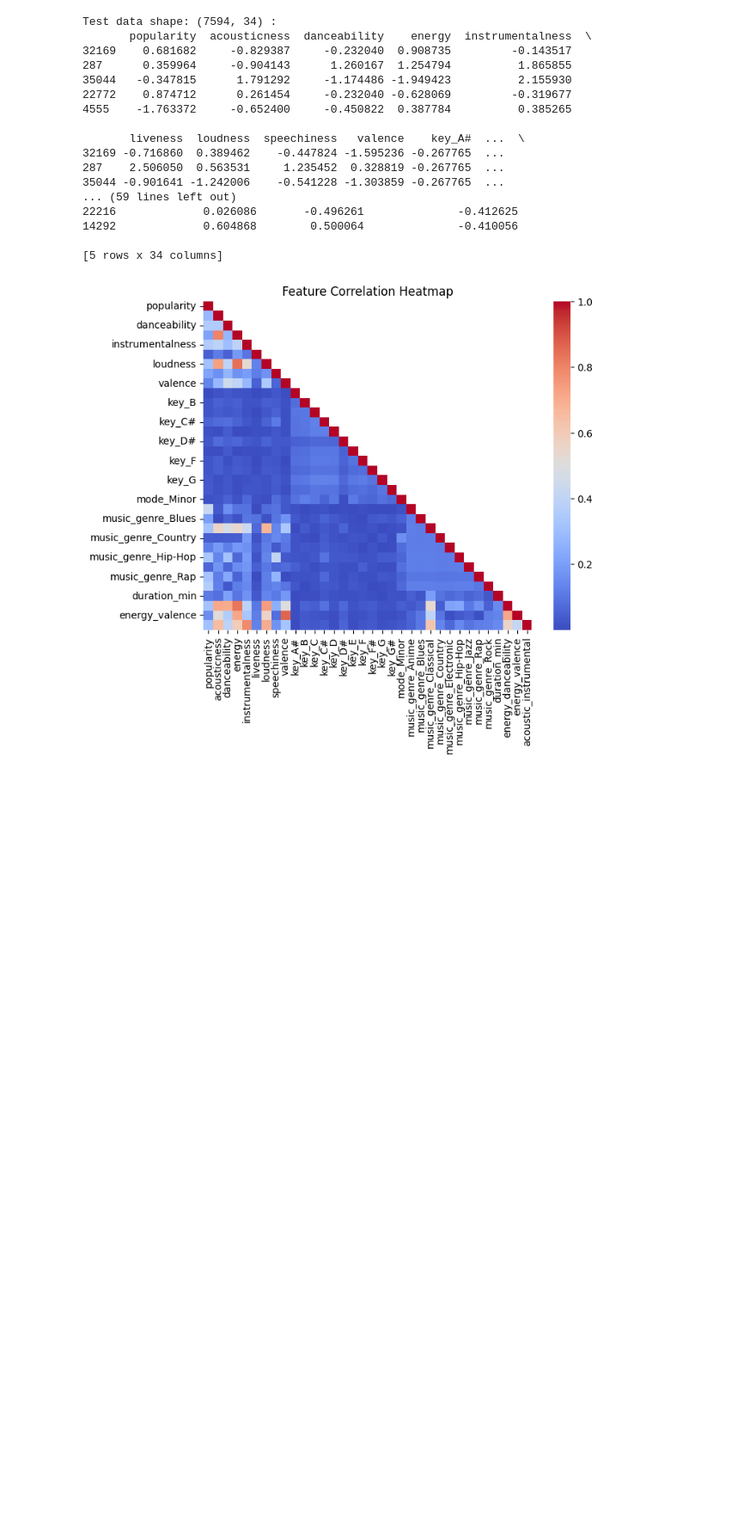
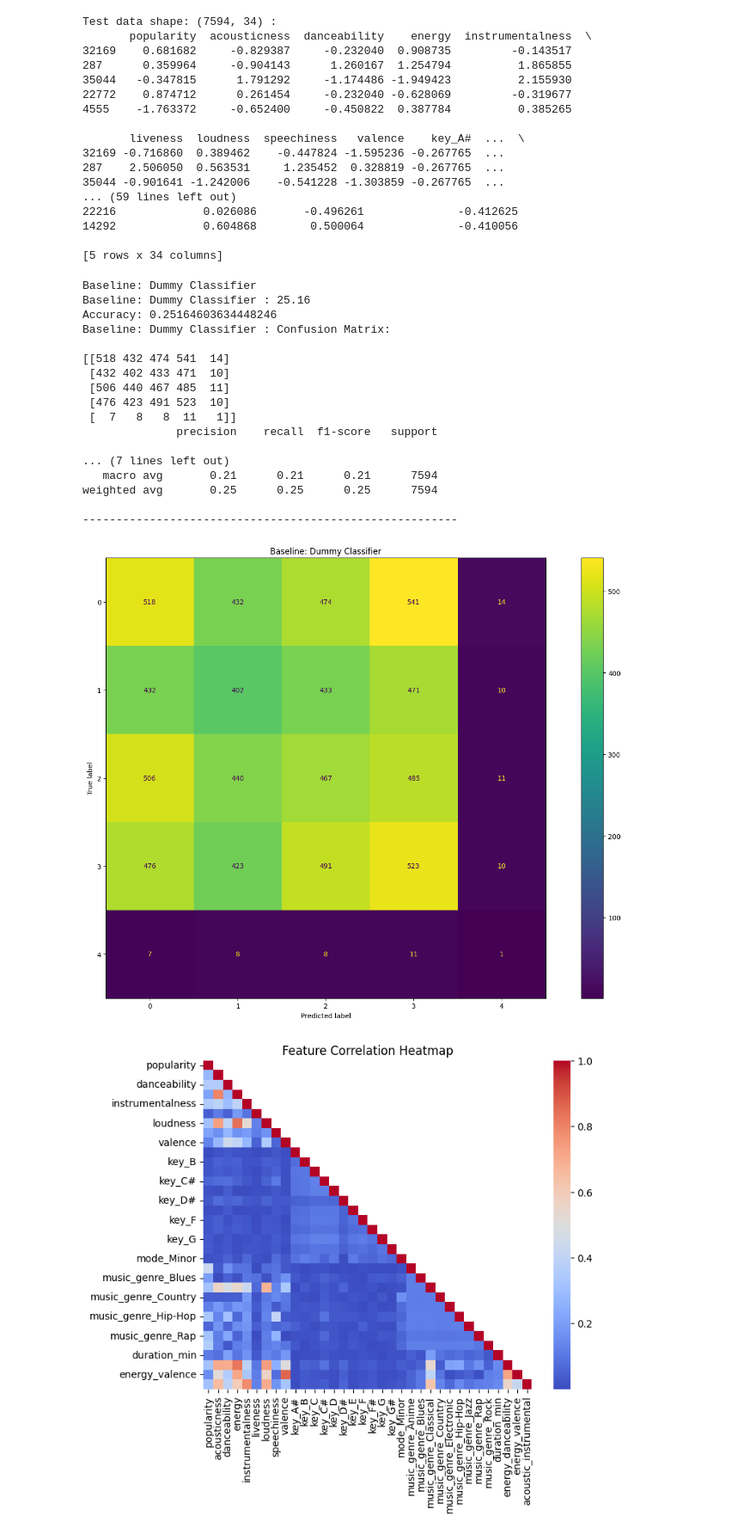
Before and after one commit to ssungan/music_ml, a Jupyter notebook: udita/recommendation_of_music.ipynb, the cells around one changed output. Shown at 86% size. Saved outputs shown, nothing was run; the diff lists cells and outputs as text; code cells hidden in the pictures; blank space fills up the shorter version.

```diff
--- a/udita/recommendation_of_music.ipynb
+++ b/udita/recommendation_of_music.ipynb
@@ -770,6 +769,50 @@ Test data shape: (7594, 34) :
 14292             0.604868        0.500064              -0.410056
 
 [5 rows x 34 columns]
+# %%
+# A dummy classifier, just to set a baseline
+dummy_clf = DummyClassifier(strategy="stratified", random_state=_RANDOM_STATE)
+dummy_clf.fit(X_train, y_train)
+predicted_y = dummy_clf.predict(X_test)
+
+fig, axes = plt.subplots(nrows=1, ncols=1, figsize=(15,10))
+
+print(f"Baseline: Dummy Classifier")
+print(f"Baseline: Dummy Classifier : {round(dummy_clf.score(X_test, y_test) * 100, 2)}")
+print(f"Accuracy: {accuracy_score(y_test, predicted_y)}")
+
+cm = confusion_matrix(y_test, predicted_y)
+print("Baseline: Dummy Classifier : Confusion Matrix:\n")
+print(cm)
+print(classification_report(y_test, predicted_y))
+print("--------------------------------------------------------")
+
+ConfusionMatrixDisplay(
+    confusion_matrix=cm,
+    display_labels=dummy_clf.classes_).plot(ax=axes)
+axes.set_title(f"Baseline: Dummy Classifier")
+
+plt.tight_layout()
+plt.show()
+# %% [output]
+Baseline: Dummy Classifier
+Baseline: Dummy Classifier : 25.16
+Accuracy: 0.25164603634448246
+Baseline: Dummy Classifier : Confusion Matrix:
+
+[[518 432 474 541  14]
+ [432 402 433 471  10]
+ [506 440 467 485  11]
+ [476 423 491 523  10]
+ [  7   8   8  11   1]]
+              precision    recall  f1-score   support
+
+... (7 lines left out)
+   macro avg       0.21      0.21      0.21      7594
+weighted avg       0.25      0.25      0.25      7594
+
+--------------------------------------------------------
+[figure, added]
 # %%
 #X.iloc[:, 0].max()
 # x_min, x_max = X[:, 0].min() - 0.5, X[:, 0].max() + 0.5
```
Also changed, not shown: parts of 19 cells of this notebook, 1 other file.
